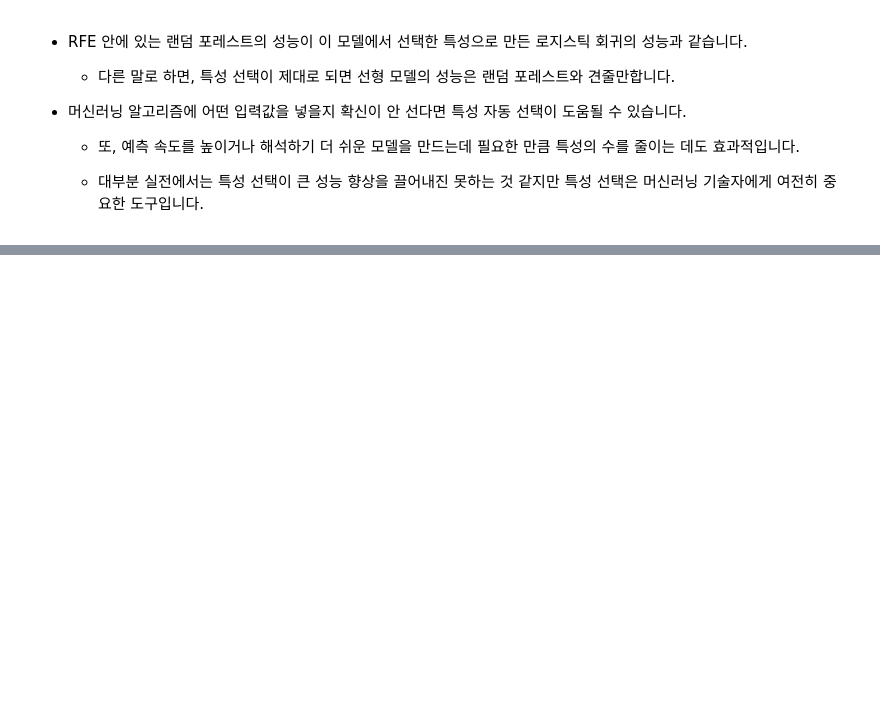
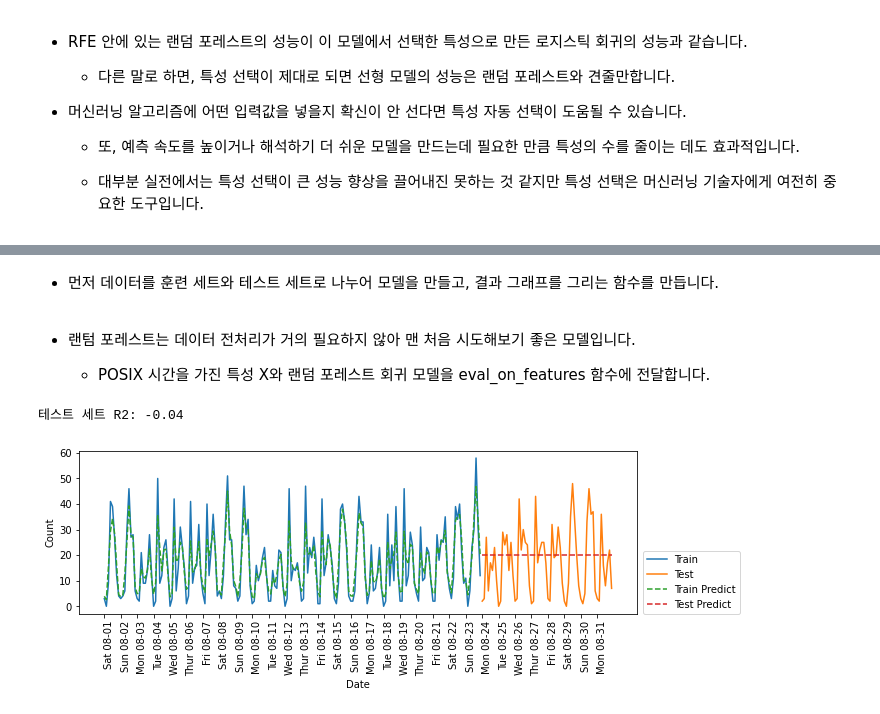
Before and after one commit to Myeonghan-Jeong/introduction-to-marchine-learning-with-python, a Jupyter notebook: chapter04. data expression and characteristic engineering.ipynb, the cells around one changed output, grey strips where cells are left out. Cells and saved outputs as stored; diff of their text form; code cells hidden in the pictures; blank space fills up the shorter version.

```diff
--- a/chapter04. data expression and characteristic engineering.ipynb
+++ b/chapter04. data expression and characteristic engineering.ipynb
@@ -1126,0 +1208,47 @@ print(f'테스트 점수: {select.score(X_test, y_test):.3f}')
+# %%
+# POSIX 시간을 10 ** 9로 나누어 변환합니다.
+X = citibike.index.astype('int64').values.reshape(-1, 1) // 10 ** 9
+# 타깃값(대여 횟수)을 추출합니다.
+y = citibike.values
+# %% [markdown]
+- 먼저 데이터를 훈련 세트와 테스트 세트로 나누어 모델을 만들고, 결과 그래프를 그리는 함수를 만듭니다.
+# %%
+# 처음 184개 데이터 포인트를 훈련 세트로 사용하고 나머지는 테스트 세트로 사용합니다.
+n_train = 184
+
+# 주어진 특성을 사용하여 평가하고 그래프를 만듭니다.
+def eval_on_features(features, target, regressor):
+    global n_train
+
+    # 훈련 세트와 테스트 세트로 나눕니다.
+    X_train, X_test = features[:n_train], features[n_train:]
+    # 타깃값을 나눕니다.
+    y_train, y_test = target[:n_train], target[n_train:]
+
+    regressor.fit(X_train, y_train)
+    print(f'테스트 세트 R2: {regressor.score(X_test, y_test):.2f}')
+
+    y_pred = regressor.predict(X_test)
+    y_pred_train = regressor.predict(X_train)
+
+    plt.figure(figsize=(10, 3))
+    plt.xticks(range(0, len(X), 8), xticks_name, rotation=90, ha='left')
+    plt.plot(range(n_train), y_train, label='Train')
+    plt.plot(range(n_train, n_train + len(y_test)), y_test, '-', label='Test')
+    plt.plot(range(n_train), y_pred_train, '--', label='Train Predict')
+    plt.plot(range(n_train, n_train + len(y_test)), y_pred, '--', label='Test Predict')
+    plt.legend(loc=(1.01, 0))
+    plt.xlabel('Date')
+    plt.ylabel('Count')
+# %% [markdown]
+- 랜텀 포레스트는 데이터 전처리가 거의 필요하지 않아 맨 처음 시도해보기 좋은 모델입니다.
+
+    - POSIX 시간을 가진 특성 X와 랜덤 포레스트 회귀 모델을 eval_on_features 함수에 전달합니다.
+# %%
+from sklearn.ensemble import RandomForestRegressor
+
+regressor = RandomForestRegressor(n_estimators=100, random_state=0)
+eval_on_features(X, y, regressor)
+# %% [output]
+테스트 세트 R2: -0.04
+[figure, added]
```
Also changed, not shown: parts of 26 cells of this notebook.
